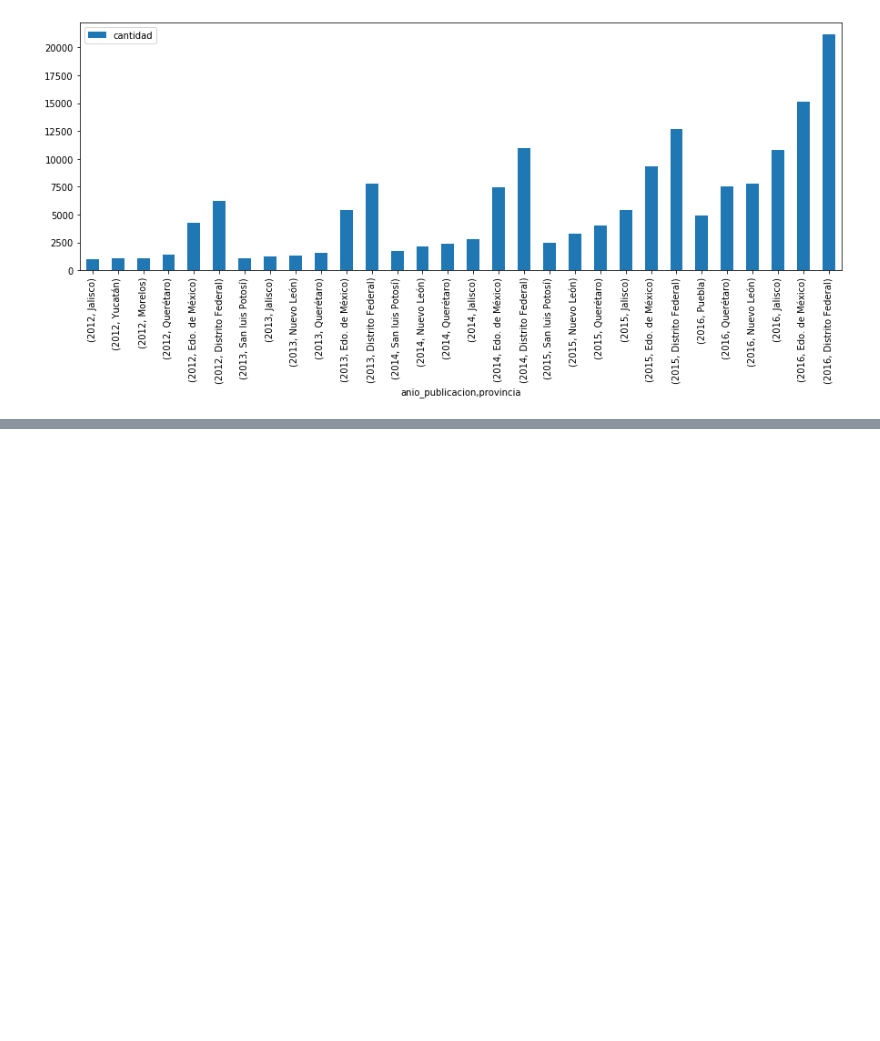
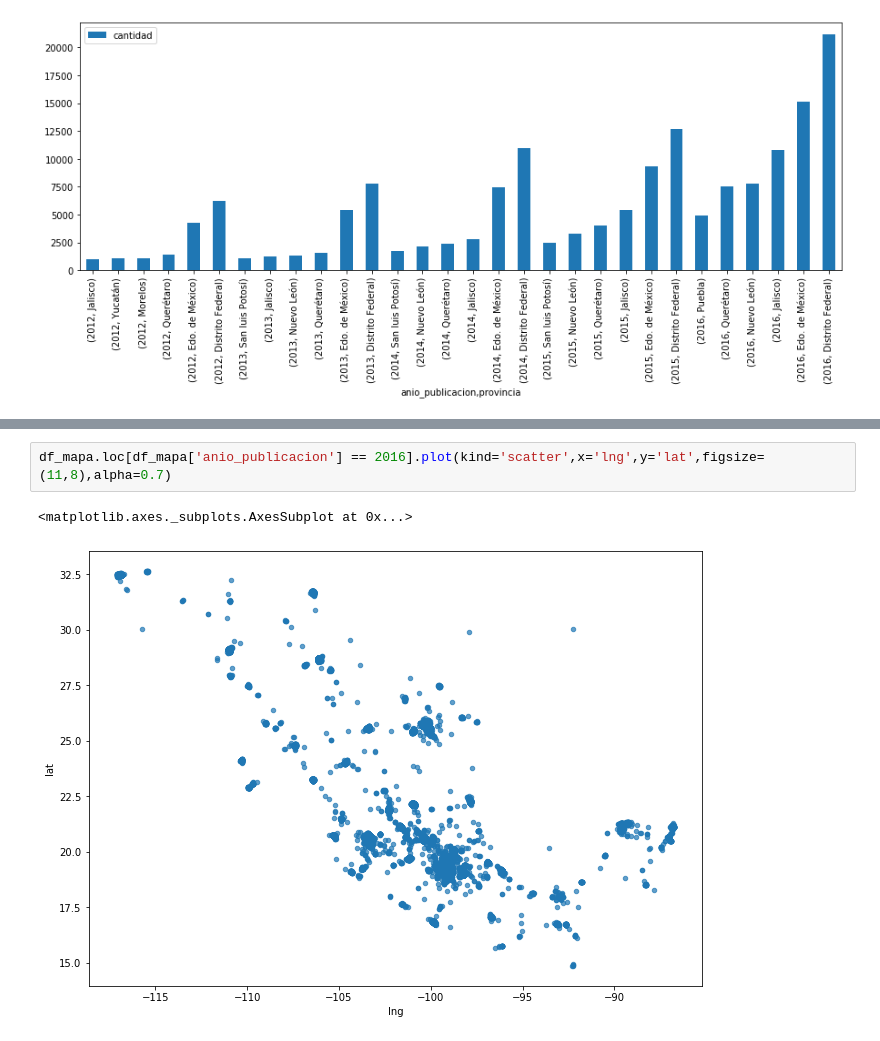
Before and after one commit to lautarofritz/TP1-Orga-de-Datos, a Jupyter notebook: TP1 Orga de Datos.ipynb, the cells around one changed output, grey strips where cells are left out. Saved outputs shown, nothing was run; the diff lists cells and outputs as text; blank space fills up the shorter version.

```diff
--- a/TP1 Orga de Datos.ipynb
+++ b/TP1 Orga de Datos.ipynb
@@ -374,0 +400,5 @@ df_ranking_provincias.plot(kind='bar',  figsize=(15,5),y='cantidad');
+# %%
+df_mapa.loc[df_mapa['anio_publicacion'] == 2016].plot(kind='scatter',x='lng',y='lat',figsize=(11,8),alpha=0.7)
+# %% [output]
+<matplotlib.axes._subplots.AxesSubplot at 0x...>
+[figure, added]
```
Also changed, not shown: parts of 4 cells of this notebook.
